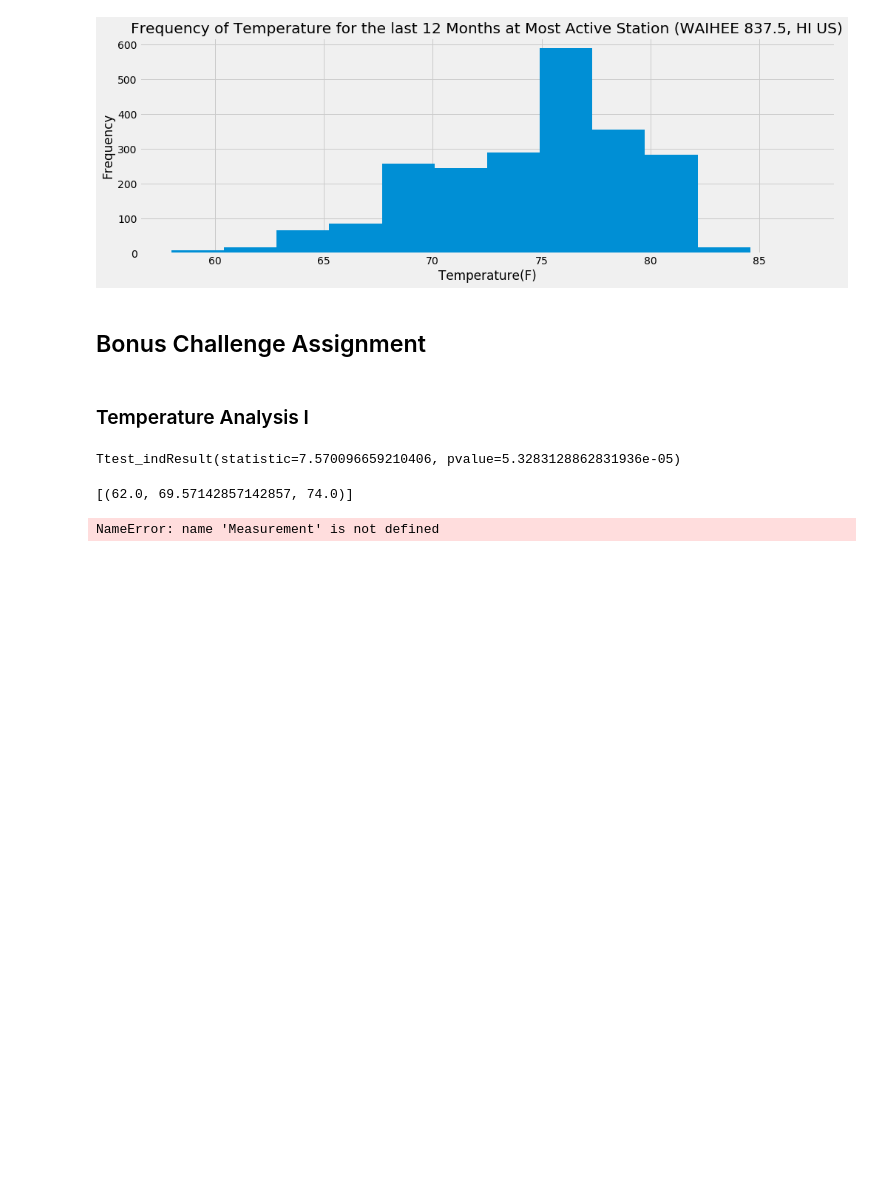
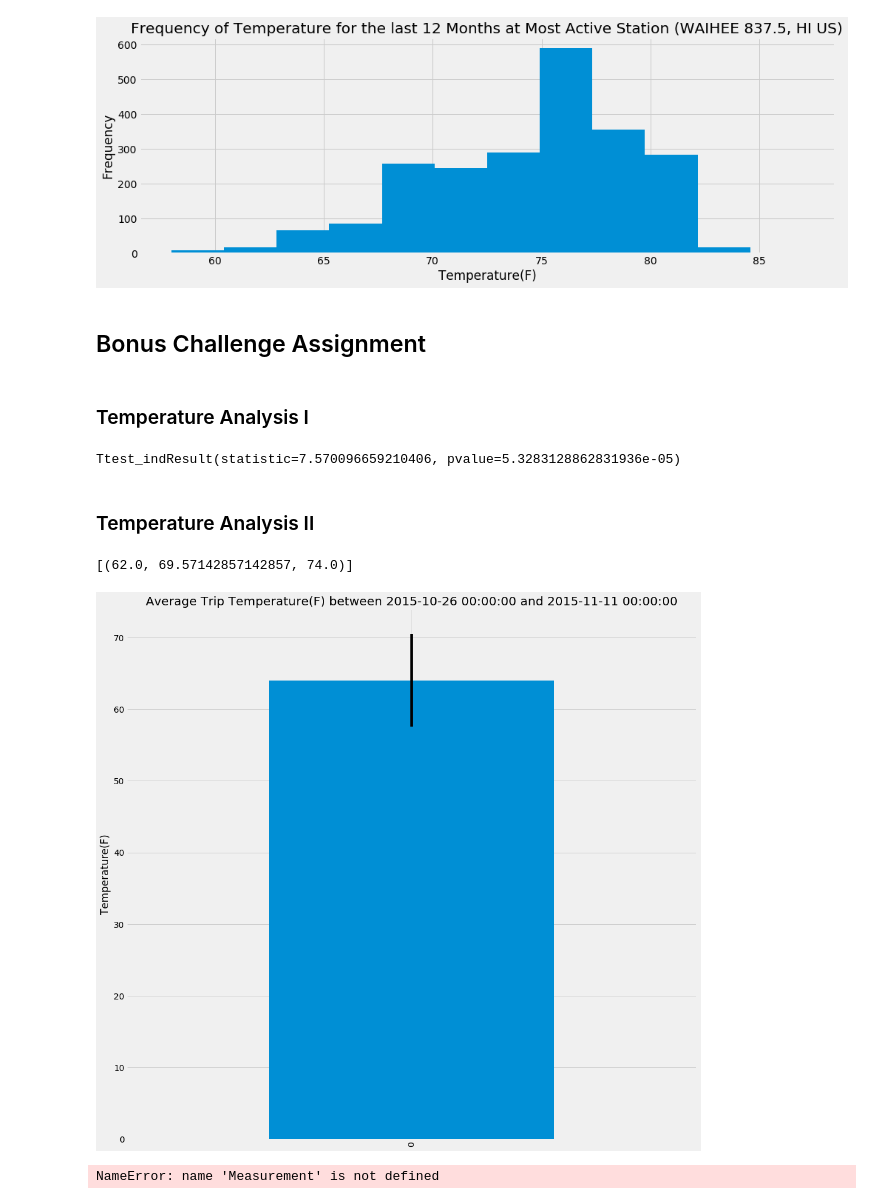
Before and after one commit to abordetskiy/Hawaii-Climate-Data-SQL-Integration, a Jupyter notebook: sqlalchemy-challenge.ipynb, the cells around one changed output. Drawn from its saved outputs; the diff is of its cells as text; code cells hidden in the pictures; blank space fills up the shorter version.

Commit message:
feat: add Temp Analysis II and update readme

```diff
--- a/sqlalchemy-challenge.ipynb
+++ b/sqlalchemy-challenge.ipynb
@@ -202,6 +202,8 @@ DecTemps = DecTemps_df["tobs"]
 stats.ttest_ind(JuneTemps, DecTemps, equal_var=False)
 # %% [output]
 Ttest_indResult(statistic=7.570096659210406, pvalue=5.3283128862831936e-05)
+# %% [markdown]
+### Temperature Analysis II
 # %%
 # This function called `calc_temps` will accept start date and end date in the format '%Y-%m-%d'
 # and return the minimum, average, and maximum temperatures for that range of dates
@@ -228,3 +227,25 @@ print(calc_temps('2012-02-28', '2012-03-05'))
+# %%
+# Use your previous function `calc_temps` to calculate the tmin, tavg, and tmax
+# for your trip using the previous year's data for those same dates.
+
+# Requests user selection and converts to those dates a year prior
+InputStartDate = input("Please enter your trip start date in %Y-%m-%d(YYYY-MM-DD) format: ")
+StartDate = dt.datetime.strptime(InputStartDate,'%Y-%m-%d') - dt.timedelta(days=365)
+InputEndDate = input("Please enter your trip end date in %Y-%m-%d(YYYY-MM-DD) format: ")
+EndDate = dt.datetime.strptime(InputEndDate,'%Y-%m-%d') - dt.timedelta(days=365)
+
+# Caculates the Min, Avg, and Max temperatures for the trip
+TripStats = calc_temps(StartDate,EndDate)
+TripStats_df = pd.DataFrame(TripStats, columns={"TMIN", "TAVG", "TMAX"})
+# Plots average temperature for trip duration with error bar for highs and lows
+TripStats_df["TAVG"].plot.bar(yerr = (TripStats_df["TMAX"]- TripStats_df["TMIN"]), figsize = (15,15))
+plt.title (f"Average Trip Temperature(F) between {StartDate} and {EndDate}")
+plt.xlabel("")
+plt.ylabel("Temperature(F)")
+plt.tight_layout
+plt.show()
+# %% [output]
+[figure, added]
 # %%
 # Plot the results from your previous query as a bar chart.
 # Use "Trip Avg Temp" as your Title
```
Also changed, not shown: parts of 1 cell of this notebook, 1 other file.
